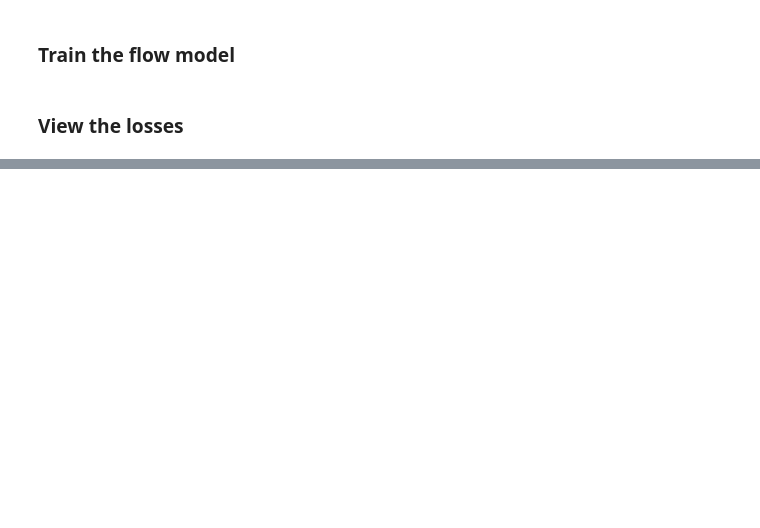
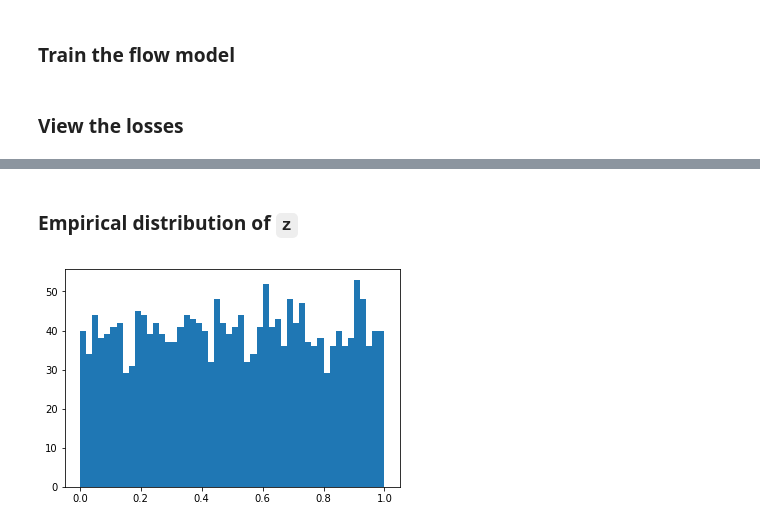
Before and after one commit to TinyVolt/normalizing-flows, a Jupyter notebook: 1d/1d.ipynb, the cells around one changed output, grey strips where cells are left out. Cells and saved outputs as stored; diff of their text form; code cells hidden in the pictures; blank space fills up the shorter version.

```diff
--- a/1d/1d.ipynb
+++ b/1d/1d.ipynb
@@ -46,0 +51,10 @@ _ = plt.title('Learned probability distribution')
+# %% [markdown]
+### Empirical distribution of `z`
+# %%
+with torch.no_grad():
+    z, dz_by_dx = flow(torch.FloatTensor(train_loader.dataset.array))
+    px = (target_distribution.log_prob(z) + dz_by_dx.log()).exp().cpu().numpy()
+
+_ = plt.hist(z, bins=50)
+# %% [output]
+[figure, added]
```
Also changed, not shown: parts of 3 cells of this notebook.
